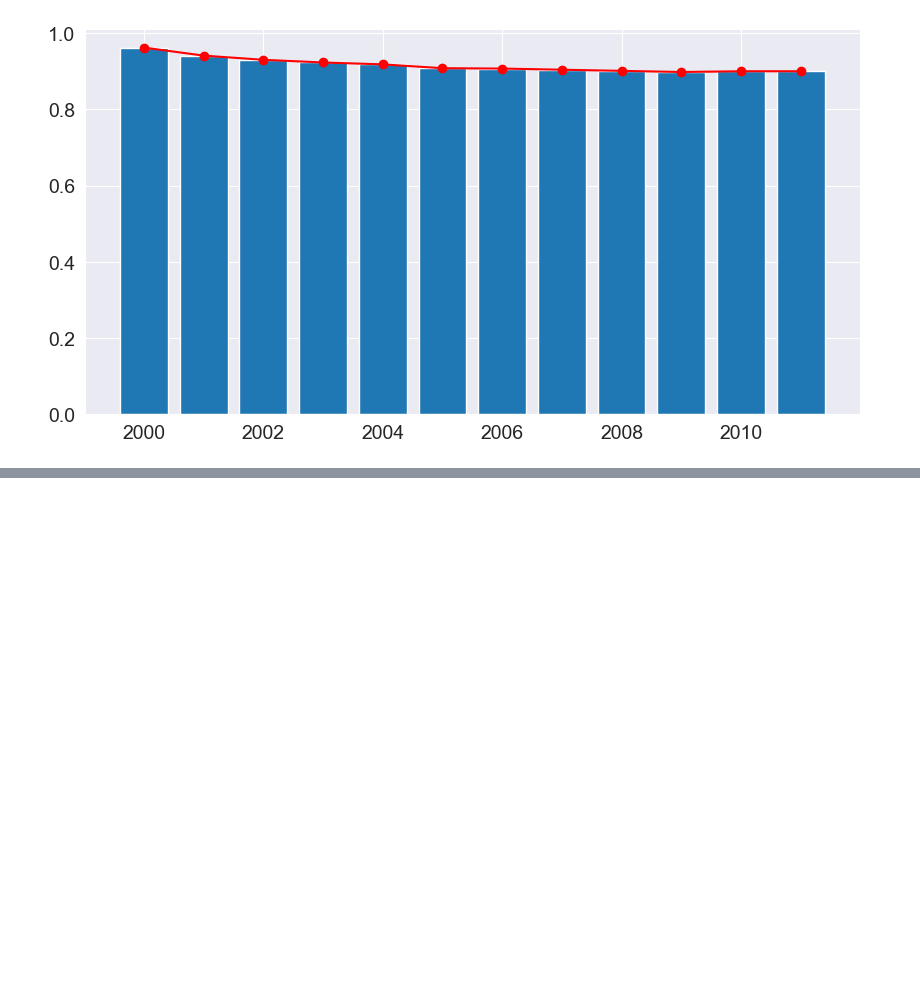
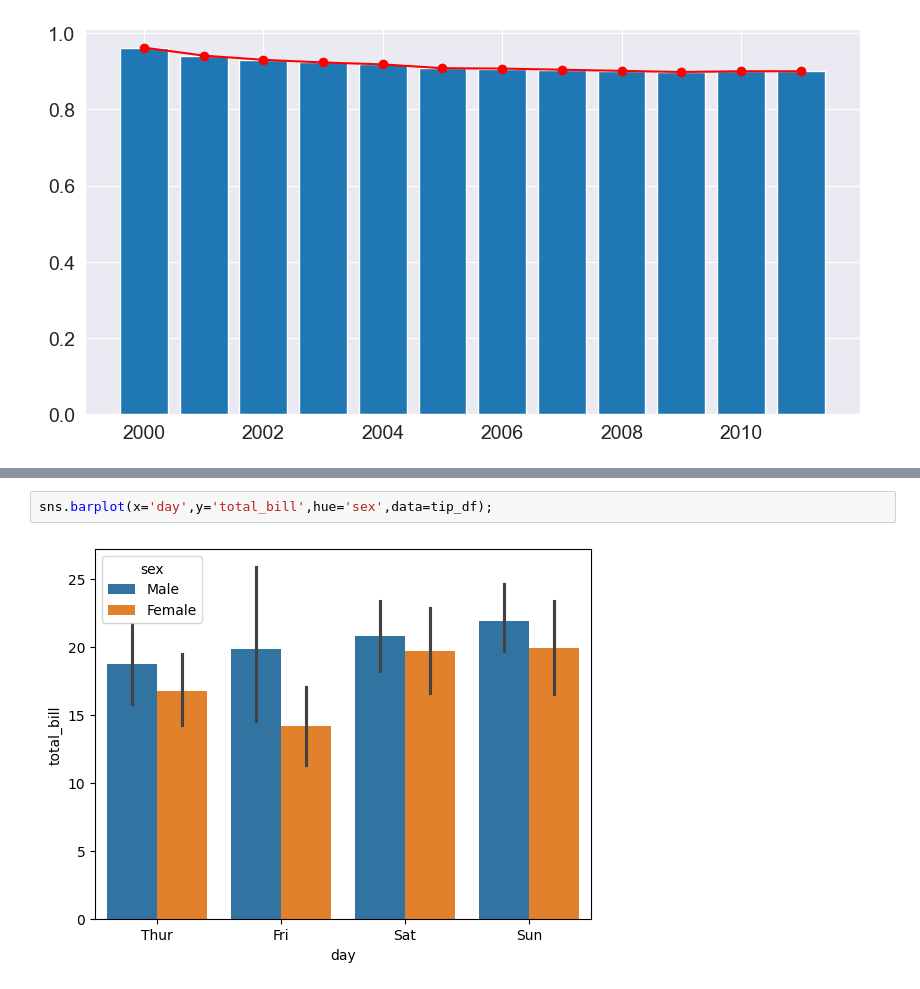
Before and after one commit to UsamaAliK/DATA-VISUALIZATION, a Jupyter notebook: Matplotlib.ipynb, the cells around one changed output, grey strips where cells are left out. Cells and saved outputs as stored; diff of their text form; blank space fills up the shorter version.

```diff
--- a/Matplotlib.ipynb
+++ b/Matplotlib.ipynb
@@ -516,0 +547,4 @@ plt.plot(years,oranges,'o-r')
+# %%
+sns.barplot(x='day',y='total_bill',hue='sex',data=tip_df);
+# %% [output]
+[figure, added]
```
Also changed, not shown: parts of 27 cells of this notebook, 2 other files.
